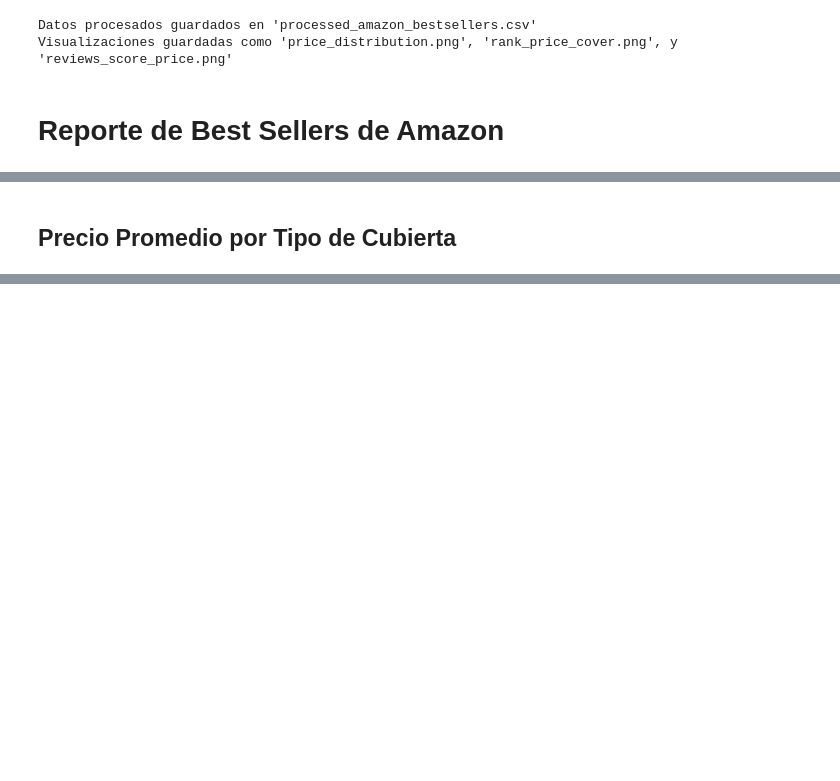
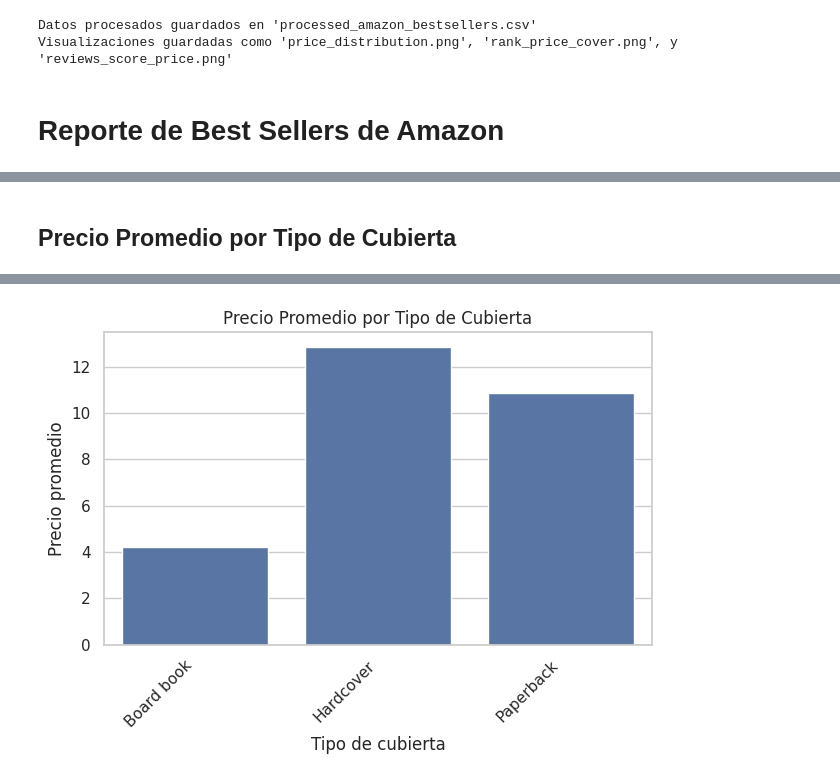
Before and after one commit to LCPallares/amazon_bestsellers, a Jupyter notebook: analyst_amazon_bestsellers.ipynb, the cells around one changed output, grey strips where cells are left out. Cells and saved outputs as stored; diff of their text form; code cells hidden in the pictures; blank space fills up the shorter version.

```diff
--- a/analyst_amazon_bestsellers.ipynb
+++ b/analyst_amazon_bestsellers.ipynb
@@ -201,9 +206,11 @@ Relación entre Puntuación y Número de Reseñas
 display(create_subtitle("Precio Promedio por Tipo de Cubierta"))
 
 avg_price_cover = df.groupby('type_cover')['price'].mean().reset_index()
-fig_cover = px.bar(avg_price_cover, x='type_cover', y='price',
-                   title='Precio Promedio por Tipo de Cubierta',
-                   color_discrete_sequence=px.colors.qualitative.Set2)
-fig_cover.show()
+sns.barplot(data=avg_price_cover, x='type_cover', y='price')
+plt.title('Precio Promedio por Tipo de Cubierta')
+plt.xlabel('Tipo de cubierta')
+plt.ylabel('Precio promedio')
+plt.xticks(rotation=45, ha='right')
+plt.tight_layout()
 # %% [output]
 Precio Promedio por Tipo de Cubierta
@@ -210,0 +217 @@ Precio Promedio por Tipo de Cubierta
+[figure, added]
```
Also changed, not shown: parts of 6 cells of this notebook.
